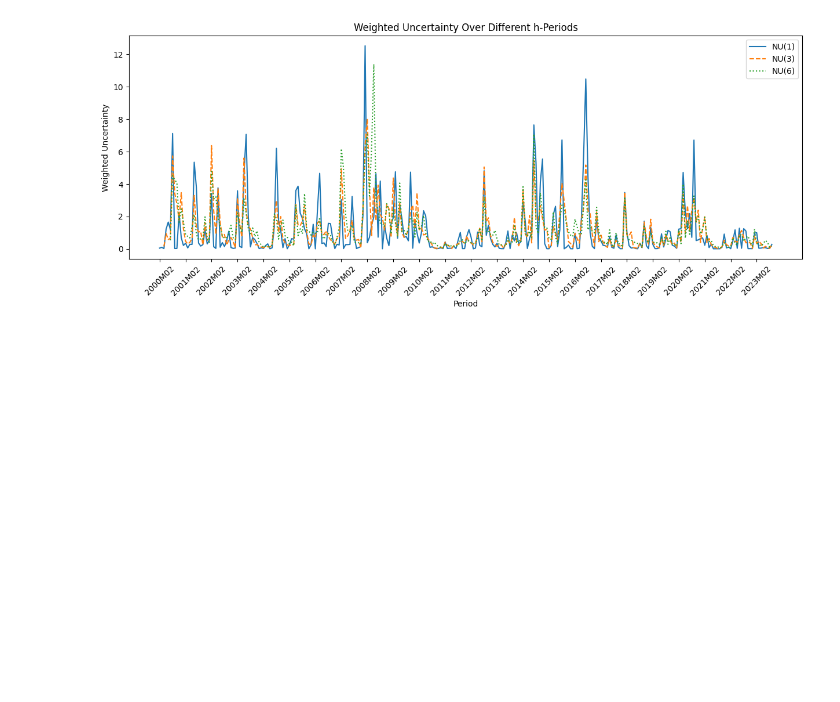
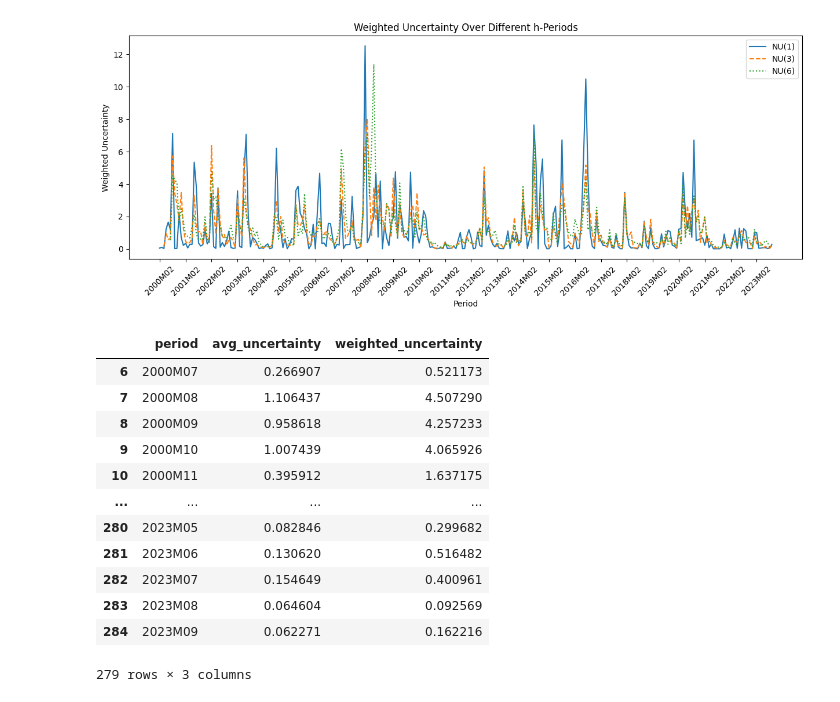
Before and after one commit to Sifan1997/Code_for_thesis, a Jupyter notebook: notebook/2_uncertainty_measurement.ipynb, the cells around one changed output. Drawn from its saved outputs; the diff is of its cells as text; code cells hidden in the pictures; blank space fills up the shorter version.

```diff
--- a/notebook/2_uncertainty_measurement.ipynb
+++ b/notebook/2_uncertainty_measurement.ipynb
@@ -123,3 +123,19 @@ plt.xticks(uncertainties_1['period'][::12], rotation=45)
 plt.show()
 # %% [output]
 [figure]
+# %%
+uncertainties_3
+# %% [output]
+|  | period | avg_uncertainty | weighted_uncertainty |
+| 6 | 2000M07 | 0.266907 | 0.521173 |
+| 7 | 2000M08 | 1.106437 | 4.507290 |
+| 8 | 2000M09 | 0.958618 | 4.257233 |
+| 9 | 2000M10 | 1.007439 | 4.065926 |
+| 10 | 2000M11 | 0.395912 | 1.637175 |
+| ... | ... | ... | ... |
+| 280 | 2023M05 | 0.082846 | 0.299682 |
+| 281 | 2023M06 | 0.130620 | 0.516482 |
+| 282 | 2023M07 | 0.154649 | 0.400961 |
+| 283 | 2023M08 | 0.064604 | 0.092569 |
+| 284 | 2023M09 | 0.062271 | 0.162216 |
+279 rows × 3 columns
```
Also changed, not shown: parts of 1 cell of this notebook, 4 other files.
